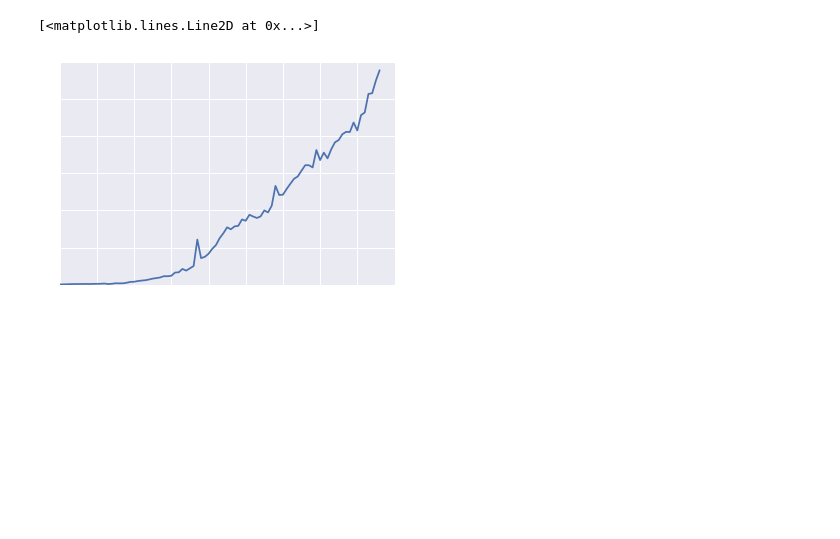
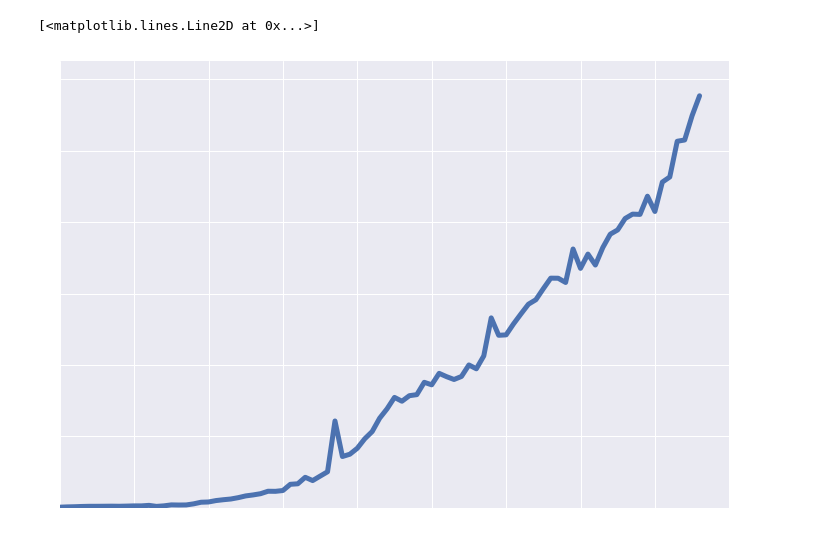
Before and after one commit to bwgroff/og_data, a Jupyter notebook: workspace/OG volume.ipynb, the cells around one changed output. Saved outputs shown, nothing was run; the diff lists cells and outputs as text; code cells hidden in the pictures; blank space fills up the shorter version.

```diff
--- a/workspace/OG volume.ipynb
+++ b/workspace/OG volume.ipynb
@@ -16,3 +17,6 @@ data = [16928.08,25134.30,30037.06,37560.14,42210.55,42186.88,43727.37,45742.54,
 6428276.91,6310042.14,7246700.83,6704690.44,7104377.08,6798022.42,7288298.90,
 7661571.25,7782004.58,8100906.51,8223543.15,8215539.17,8725541.91,8296980.29,
 9120041,9263722.33,10263565.82,10299085.95,10980107.99,6698630.79 * 31/18.0]
+# %%
+# sns.axes_style()
+sns.set_style("xtick.m")
@@ -19,5 +41,10 @@ data = [16928.08,25134.30,30037.06,37560.14,42210.55,42186.88,43727.37,45742.54,
+# %%
+
+plt.figure(figsize=(12,8))
+plt.axis([0,90,0,12500000])
+plt.plot(np.array(data), linewidth=5)
+# %% [output]
+[<matplotlib.lines.Line2D at 0x...>]
+[figure, added]
 # %%
-plt.plot(np.array(data))
+plt.plot?
-# %% [output]
-[<matplotlib.lines.Line2D at 0x...>]
-[figure, removed]
```
Also changed, not shown: parts of 2 cells of this notebook, 13 other files.
